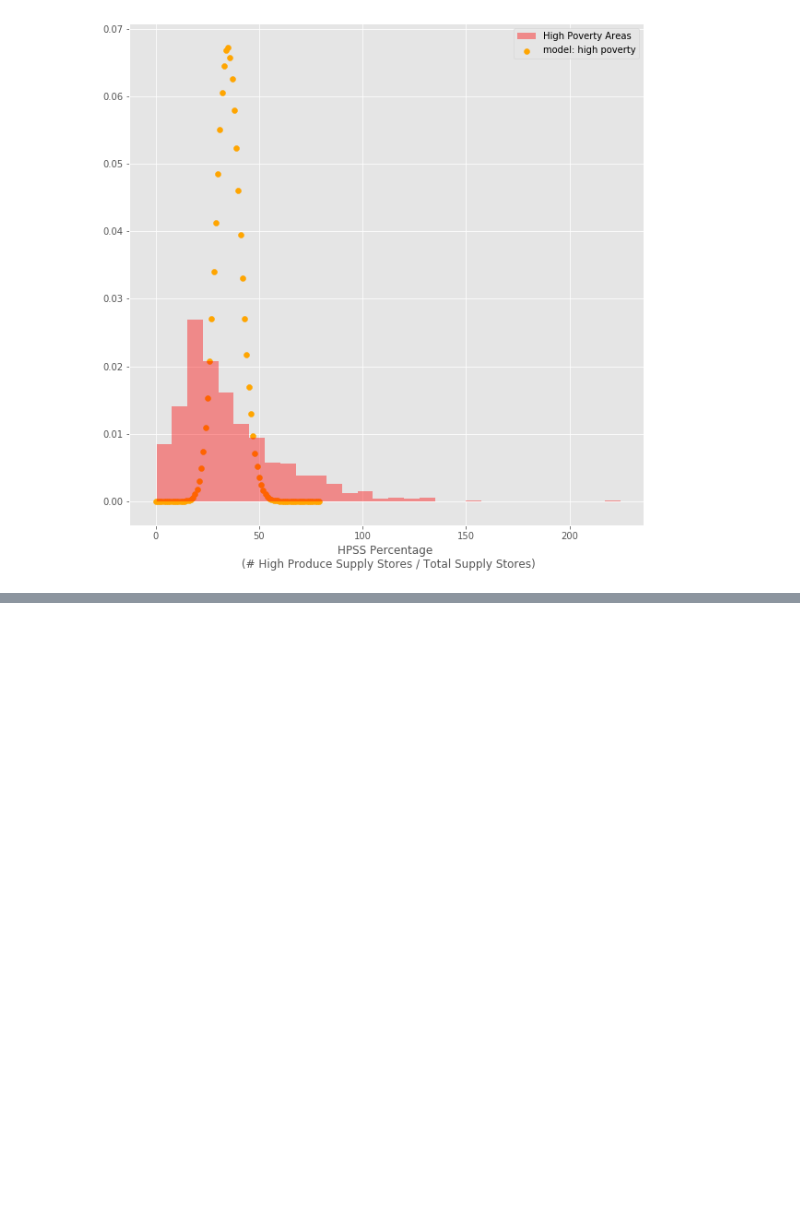
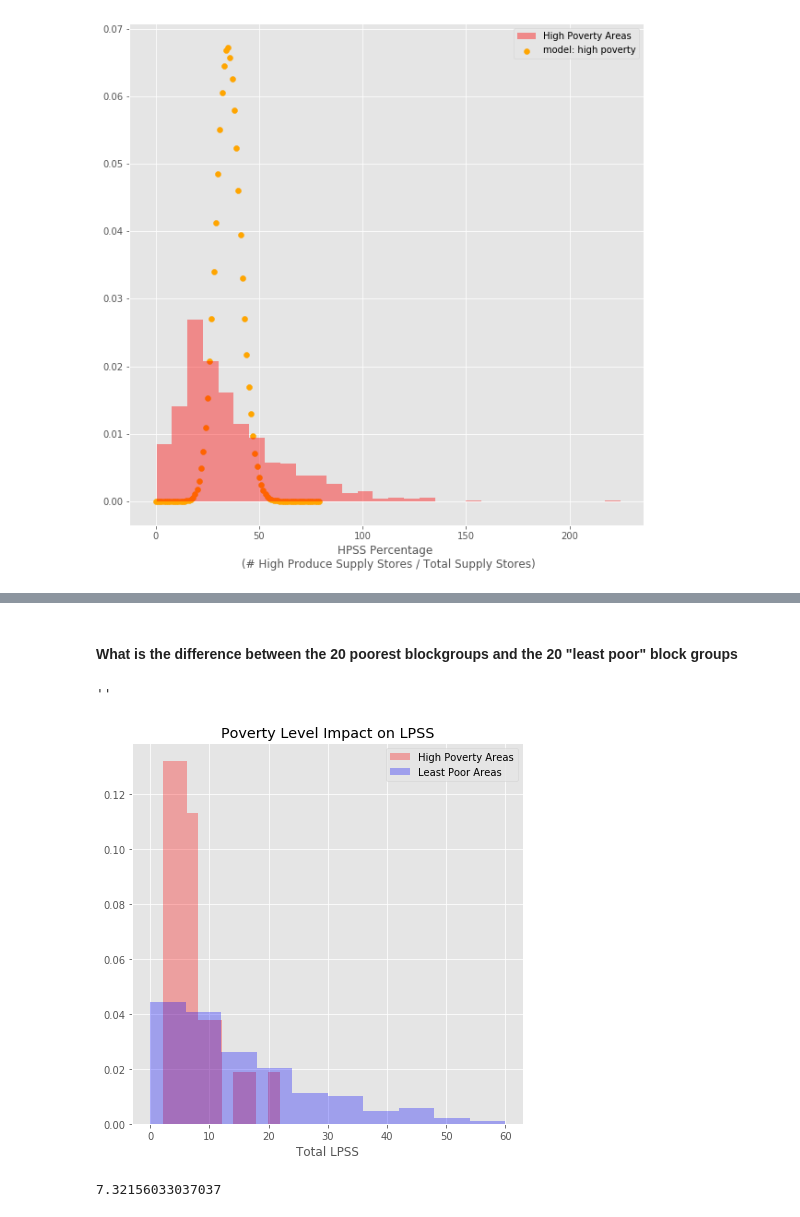
Before and after one commit to jamiewessels/Philly_Food_Access, a Jupyter notebook: Initial_exploration.ipynb, the cells around one changed output, grey strips where cells are left out. Drawn from its saved outputs; the diff is of its cells as text; code cells hidden in the pictures; blank space fills up the shorter version.

```diff
--- a/Initial_exploration.ipynb
+++ b/Initial_exploration.ipynb
@@ -800,0 +990,22 @@ philly.head()
+# %% [markdown]
+#### What is the difference between the 20 poorest blockgroups and the 20 "least poor" block groups
+# %%
+pct_pov_above_80 = df[df['pct_poverty']>70]
+pct_pov_below_10 = df[df['pct_poverty']<5]
+# %%
+fig, ax = plt.subplots(figsize = (7,7))
+
+data = [pct_pov_above_80['pct_hpss'], pct_pov_below_10['pct_hpss']]
+labels = ['High Poverty Areas', 'Least Poor Areas']
+colors = ['red', 'blue']
+
+#from functionalization.py
+overlay_histograms(ax, data, labels, colors, xlabel = 'Total LPSS', title = 'Poverty Level Impact on LPSS', bin_size = 10)
+;
+# %% [output]
+''
+[figure, added]
+# %%
+pct_pov_above_80['pct_hpss'].mean()
+# %% [output]
+7.32156033037037
```
Also changed, not shown: parts of 48 cells of this notebook, 1 other file.
